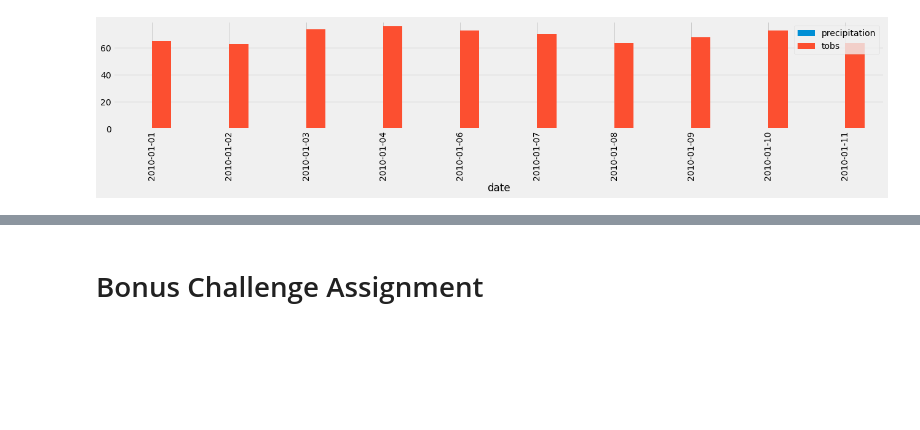
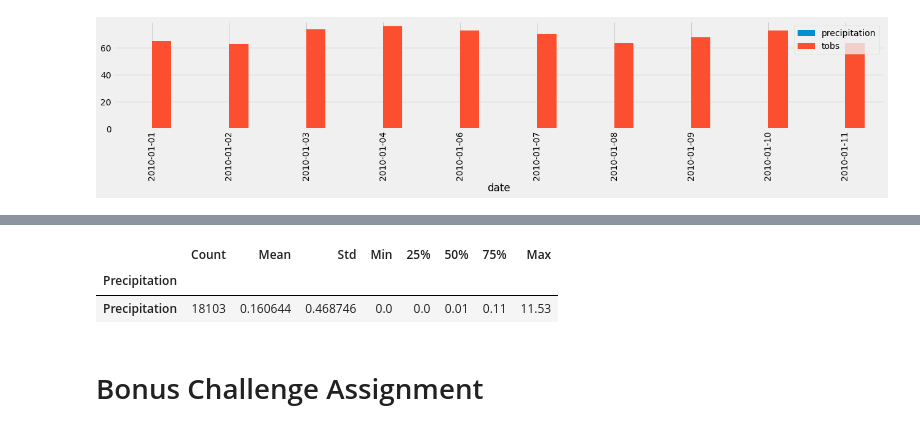
Before and after one commit to aidixon/sqlalchemy-challenge, a Jupyter notebook: app.py.ipynb, the cells around one changed output, grey strips where cells are left out. Drawn from its saved outputs; the diff is of its cells as text; code cells hidden in the pictures; blank space fills up the shorter version.

Commit message:
Statistics on precipitation

```diff
--- a/app.py.ipynb
+++ b/app.py.ipynb
@@ -204,0 +203,7 @@ plt.show()
+# %%
+# All of precipitation data
+just_precipitation = session.query(Measurement.prcp).\
+    filter(Measurement.prcp >= 0.00).all()
+
+just_precipitation_df = pd.DataFrame(just_precipitation, columns=['precipitation'])
+just_precipitation_df.head()
@@ -205,3 +217,33 @@ plt.show()
+# %%
+# Use Pandas to calcualte the summary statistics for the precipitation data
+precip_mean = just_precipitation_df['precipitation'].mean()
+precip_count = just_precipitation_df['precipitation'].count()
+precip_min = just_precipitation_df['precipitation'].min()
+precip_max = just_precipitation_df['precipitation'].max()
+precip_std = just_precipitation_df['precipitation'].std()
+
+precipitate = just_precipitation_df['precipitation']
+quartiles = precipitate.quantile([0.25,0.5,0.75])
+lowerq = quartiles[0.25]
+upperq = quartiles[0.75]
+median = quartiles[0.50]
+# %%
+precipitation_stats = pd.DataFrame({"Count":[precip_count],
+                                   "Mean":[precip_mean],
+                                    "Std":[precip_std],
+                                    "Min":[precip_min],
+                                    "25%":[lowerq],
+                                    "50%":[median],
+                                    "75%":[upperq],
+                                    "Max":[precip_max],
+                                    "Precipitation":["Precipitation"]
+                                   })
+precipitation_stats.set_index('Precipitation', inplace = True)
+precipitation_stats
+# %% [output]
+|  | Count | Mean | Std | Min | 25% | 50% | 75% | Max |
+| Precipitation |  |  |  |  |  |  |  |  |
+| Precipitation | 18103 | 0.160644 | 0.468746 | 0.0 | 0.0 | 0.01 | 0.11 | 11.53 |
 # %%
 # Design a query to show how many stations are available in this dataset?
 # %%
```
Also changed, not shown: parts of 4 cells of this notebook.
